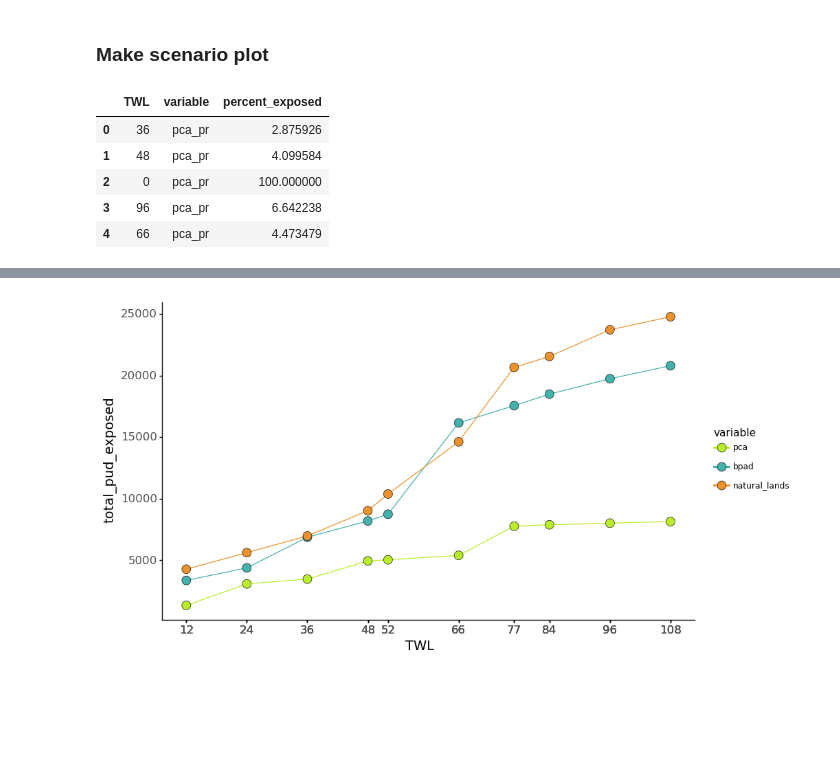
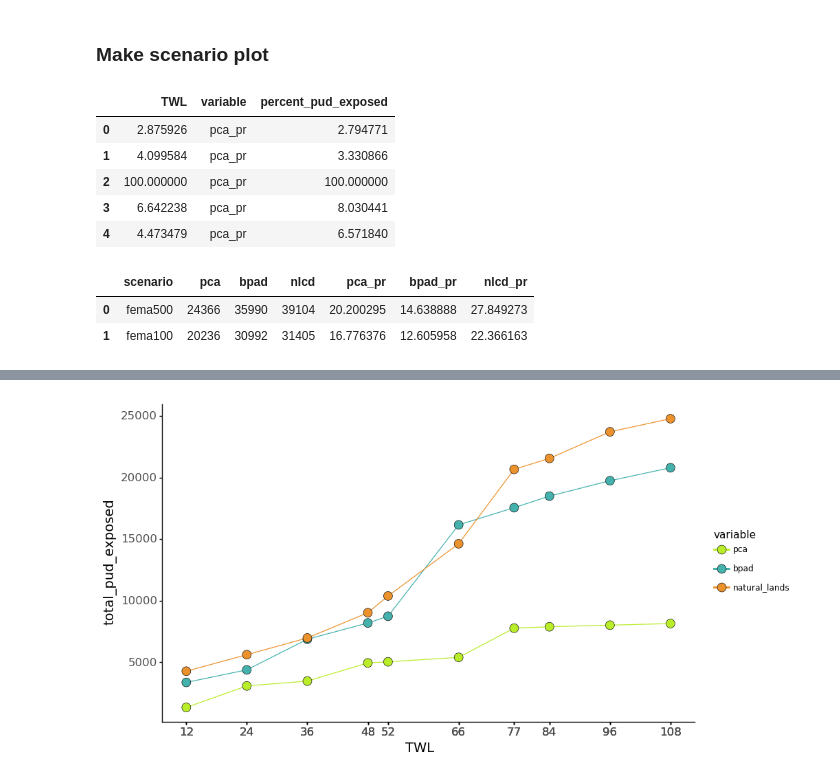
Before and after one commit to davemfish/ncp-sfbay, a Jupyter notebook: regional_recreation_slrscenarios.ipynb, the cells around one changed output, grey strips where cells are left out. Saved outputs shown, nothing was run; the diff lists cells and outputs as text; code cells hidden in the pictures; blank space fills up the shorter version.

```diff
--- a/regional_recreation_slrscenarios.ipynb
+++ b/regional_recreation_slrscenarios.ipynb
@@ -18,6 +18,9 @@ import pygeoprocessing.geoprocessing as pgp
 import os
 import glob
 import pandas as pd
+import datetime
+
+datestamp = datetime.datetime.now().strftime("%Y-%m-%d")
 # %%
 workspace = '../data/bcdc_slr_regional_rec'
 # %%
@@ -329,5 +396,26 @@ import matplotlib as mpl
 mpl.rcParams["figure.figsize"] = "11, 8"
 
 workspace = '../data/bcdc_slr_regional_rec'
+# %%
+# load slr scenario results for plotting
+data = pd.read_csv(os.path.join(workspace, 'results' + datestamp + '.csv'))
+data.columns = ['scenario', 'pca', 'bpad', 'natural_lands', 'TWL', 'pca_pr', 'bpad_pr', 'natural_lands_pr']
+df = data.melt(id_vars='TWL', value_vars=['pca_pr', 'bpad_pr', 'natural_lands_pr'], \
+          value_name='percent_pud_exposed')
+df['variable'] = pd.Categorical(df['variable'], categories=['pca_pr', 'bpad_pr', 'natural_lands_pr'])
+df.head()
+# %% [output]
+|  | TWL | variable | percent_pud_exposed |
+| 0 | 2.875926 | pca_pr | 2.794771 |
+| 1 | 4.099584 | pca_pr | 3.330866 |
+| 2 | 100.000000 | pca_pr | 100.000000 |
+| 3 | 6.642238 | pca_pr | 8.030441 |
+| 4 | 4.473479 | pca_pr | 6.571840 |
 # %%
-data = pd.read_csv(os.path.join(workspace, 'results.csv'))
+# load fema scenario results for plotting
+fema = pd.read_csv(os.path.join(workspace, 'results_fema' + datestamp + '.csv'))
+fema.head()
+# %% [output]
+|  | scenario | pca | bpad | nlcd | pca_pr | bpad_pr | nlcd_pr |
+| 0 | fema500 | 24366 | 35990 | 39104 | 20.200295 | 14.638888 | 27.849273 |
+| 1 | fema100 | 20236 | 30992 | 31405 | 16.776376 | 12.605958 | 22.366163 |
@@ -341,12 +422,3 @@ df['variable'] = pd.Categorical(df['variable'], categories=['pca_pr', 'bpad_pr',
-# %%
-df.head()
-# %% [output]
-|  | TWL | variable | percent_exposed |
-| 0 | 36 | pca_pr | 2.875926 |
-| 1 | 48 | pca_pr | 4.099584 |
-| 2 | 0 | pca_pr | 100.000000 |
-| 3 | 96 | pca_pr | 6.642238 |
-| 4 | 66 | pca_pr | 4.473479 |
 # %%
 cat_colors = ['#B9ED29', '#44B1AC', '#EB922D']
 # %%
```
Also changed, not shown: parts of 34 cells of this notebook.
